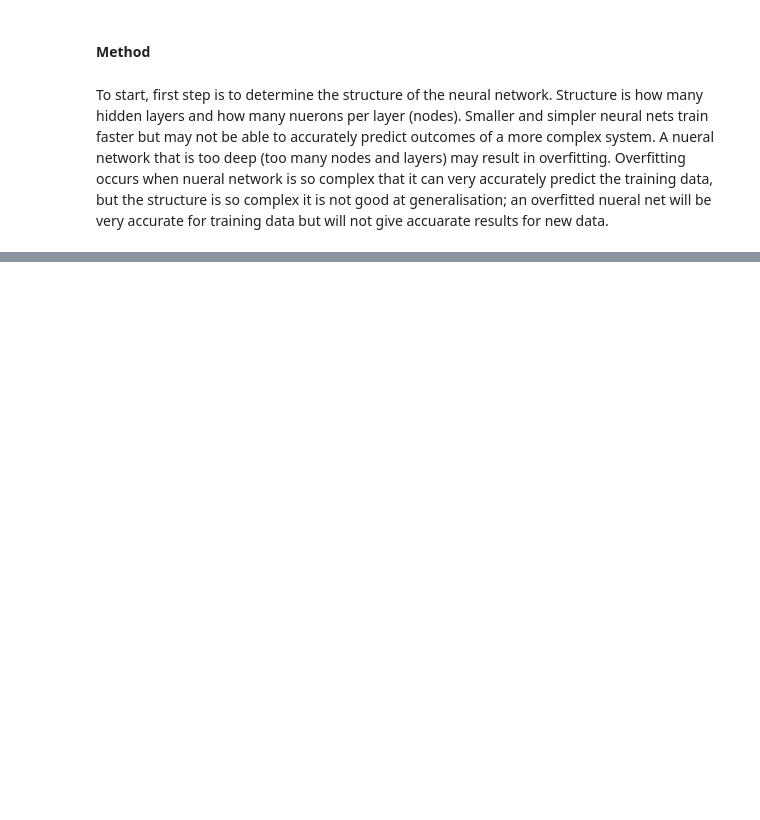
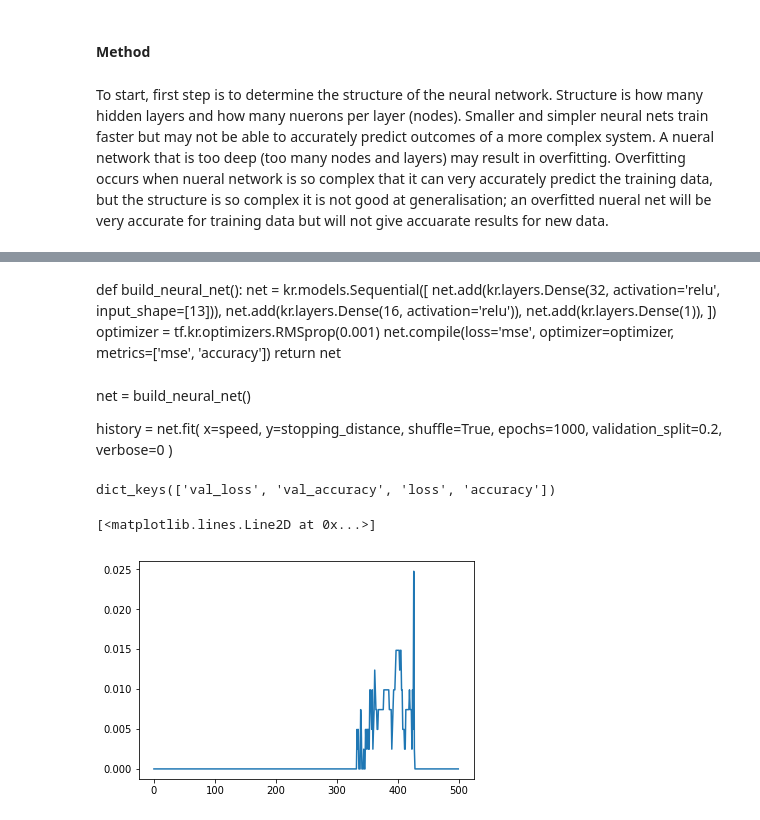
Before and after one commit to MartynaMisk/MachineLearnStat_Assessment, a Jupyter notebook: Project-HousePricing.ipynb, the cells around one changed output, grey strips where cells are left out. Saved outputs shown, nothing was run; the diff lists cells and outputs as text; code cells hidden in the pictures; blank space fills up the shorter version.

Commit message:
first code for neural net

```diff
--- a/Project-HousePricing.ipynb
+++ b/Project-HousePricing.ipynb
@@ -170,0 +173,57 @@ nueral net explanation - intro- https://skymind.ai/wiki/neural-network
+# %% [markdown]
+def build_neural_net():
+    net = kr.models.Sequential([
+      net.add(kr.layers.Dense(32, activation='relu', input_shape=[13])),
+      net.add(kr.layers.Dense(16, activation='relu')),
+      net.add(kr.layers.Dense(1)),
+  ])
+    optimizer = tf.kr.optimizers.RMSprop(0.001)
+    net.compile(loss='mse',
+                optimizer=optimizer,
+                metrics=['mse', 'accuracy'])
+    return net
+# %% [markdown]
+net = build_neural_net()
+
+history = net.fit(
+  x=speed,
+  y=stopping_distance,
+  shuffle=True,
+  epochs=1000,
+  validation_split=0.2,
+  verbose=0
+)
+# %%
+# Create a new neural network.
+m = kr.models.Sequential()
+
+# Add a single neuron in a single layer, initialised with weight 1 and bias 0, with sigmoid activation.
+m.add(kr.layers.Dense(128, input_dim=13, activation="relu", kernel_initializer=kr.initializers.Constant(value=1), bias_initializer=kr.initializers.Constant(value=0)))
+
+m.add(kr.layers.Dense(64, activation="relu", kernel_initializer=kr.initializers.Constant(value=1), bias_initializer=kr.initializers.Constant(value=0)))
+
+m.add(kr.layers.Dense(1, activation="relu", kernel_initializer=kr.initializers.Constant(value=1), bias_initializer=kr.initializers.Constant(value=0)))
+
+optimizer = tf.keras.optimizers.RMSprop(0.01)
+
+# Compile the model.
+m.compile(loss="mean_squared_error", optimizer=optimizer, metrics=['accuracy'])
+# %%
+history = m.fit(
+    x = data[['CRIM', 'ZN', 'INDUS', 'CHAS', 'NOX', 'RM', 'AGE', 'DIS', 'RAD', 'TAX', 'PTRATIO', 'B', 'LSTAT']],
+    y = data['Price'],
+    shuffle=True,
+    epochs=500,
+    batch_size=506,
+    validation_split=0.2,
+    verbose=0
+)
+# %%
+print(history.history.keys())
+# %% [output]
+dict_keys(['val_loss', 'val_accuracy', 'loss', 'accuracy'])
+# %%
+plt.plot(history.history['accuracy'])
+# %% [output]
+[<matplotlib.lines.Line2D at 0x...>]
+[figure, added]
```
Also changed, not shown: parts of 9 cells of this notebook.
